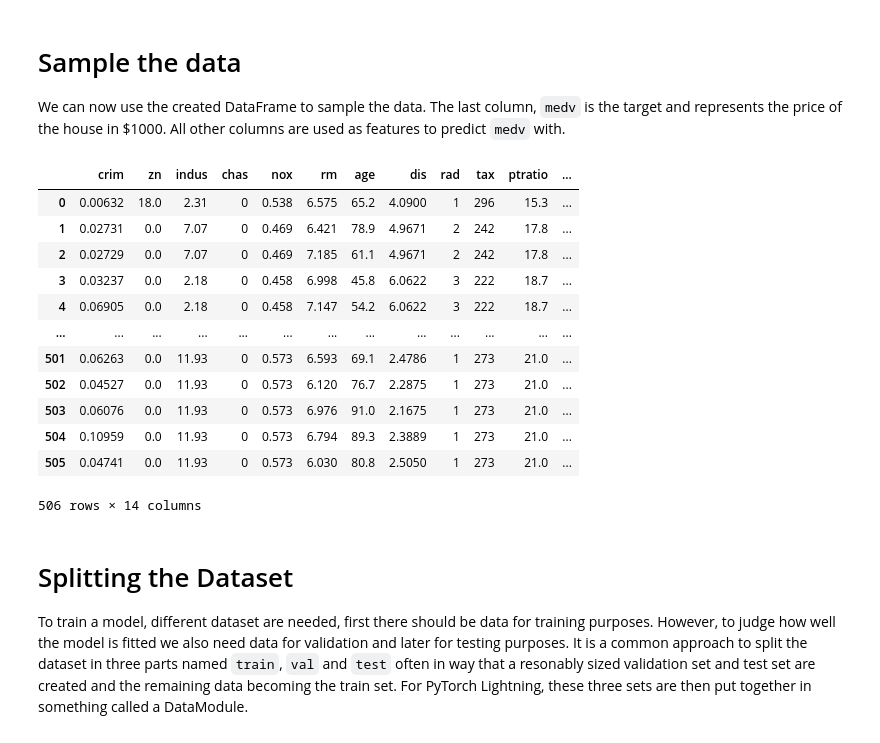
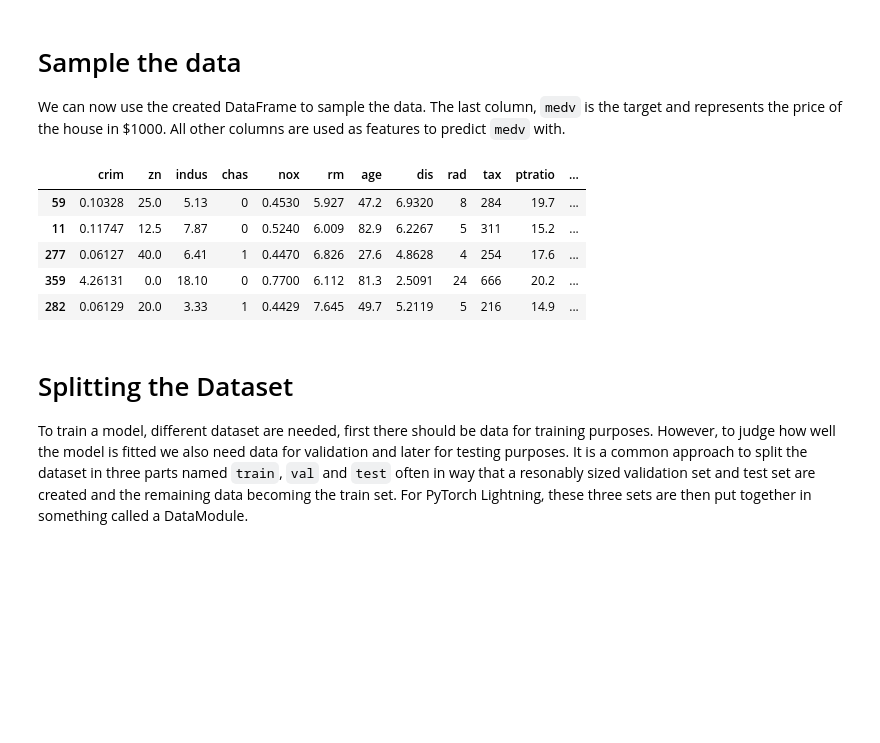
Before and after one commit to bshtmichielsen/regression_tabular--houses, a Jupyter notebook: house-price-predictor.ipynb, the cells around one changed output. Cells and saved outputs as stored; diff of their text form; code cells hidden in the pictures; blank space fills up the shorter version.

```diff
--- a/house-price-predictor.ipynb
+++ b/house-price-predictor.ipynb
@@ -45,21 +45,14 @@ Created a TabularDataset with 13 features.
 
 We can now use the created DataFrame to sample the data. The last column, `medv` is the target and represents the price of the house in $1000. All other columns are used as features to predict `medv` with.
 # %%
-df
+df.sample(5)
 # %% [output]
 |  | crim | zn | indus | chas | nox | rm | age | dis | rad | tax | ptratio | ... |
-| 0 | 0.00632 | 18.0 | 2.31 | 0 | 0.538 | 6.575 | 65.2 | 4.0900 | 1 | 296 | 15.3 | ... |
-| 1 | 0.02731 | 0.0 | 7.07 | 0 | 0.469 | 6.421 | 78.9 | 4.9671 | 2 | 242 | 17.8 | ... |
-| 2 | 0.02729 | 0.0 | 7.07 | 0 | 0.469 | 7.185 | 61.1 | 4.9671 | 2 | 242 | 17.8 | ... |
-| 3 | 0.03237 | 0.0 | 2.18 | 0 | 0.458 | 6.998 | 45.8 | 6.0622 | 3 | 222 | 18.7 | ... |
-| 4 | 0.06905 | 0.0 | 2.18 | 0 | 0.458 | 7.147 | 54.2 | 6.0622 | 3 | 222 | 18.7 | ... |
-| ... | ... | ... | ... | ... | ... | ... | ... | ... | ... | ... | ... | ... |
-| 501 | 0.06263 | 0.0 | 11.93 | 0 | 0.573 | 6.593 | 69.1 | 2.4786 | 1 | 273 | 21.0 | ... |
-| 502 | 0.04527 | 0.0 | 11.93 | 0 | 0.573 | 6.120 | 76.7 | 2.2875 | 1 | 273 | 21.0 | ... |
-| 503 | 0.06076 | 0.0 | 11.93 | 0 | 0.573 | 6.976 | 91.0 | 2.1675 | 1 | 273 | 21.0 | ... |
-| 504 | 0.10959 | 0.0 | 11.93 | 0 | 0.573 | 6.794 | 89.3 | 2.3889 | 1 | 273 | 21.0 | ... |
-| 505 | 0.04741 | 0.0 | 11.93 | 0 | 0.573 | 6.030 | 80.8 | 2.5050 | 1 | 273 | 21.0 | ... |
+| 59 | 0.10328 | 25.0 | 5.13 | 0 | 0.4530 | 5.927 | 47.2 | 6.9320 | 8 | 284 | 19.7 | ... |
+| 11 | 0.11747 | 12.5 | 7.87 | 0 | 0.5240 | 6.009 | 82.9 | 6.2267 | 5 | 311 | 15.2 | ... |
+| 277 | 0.06127 | 40.0 | 6.41 | 1 | 0.4470 | 6.826 | 27.6 | 4.8628 | 4 | 254 | 17.6 | ... |
+| 359 | 4.26131 | 0.0 | 18.10 | 0 | 0.7700 | 6.112 | 81.3 | 2.5091 | 24 | 666 | 20.2 | ... |
+| 282 | 0.06129 | 20.0 | 3.33 | 1 | 0.4429 | 7.645 | 49.7 | 5.2119 | 5 | 216 | 14.9 | ... |
-506 rows × 14 columns
 # %% [markdown]
 # Splitting the Dataset
 To train a model, different dataset are needed, first there should be data for training purposes. However, to judge how well the model is fitted we also need data for validation and later for testing purposes. It is a common approach to split the dataset in three parts named `train`, `val` and `test` often in way that a resonably sized validation set and test set are created and the remaining data becoming the train set. For PyTorch Lightning, these three sets are then put together in something called a DataModule.
```
